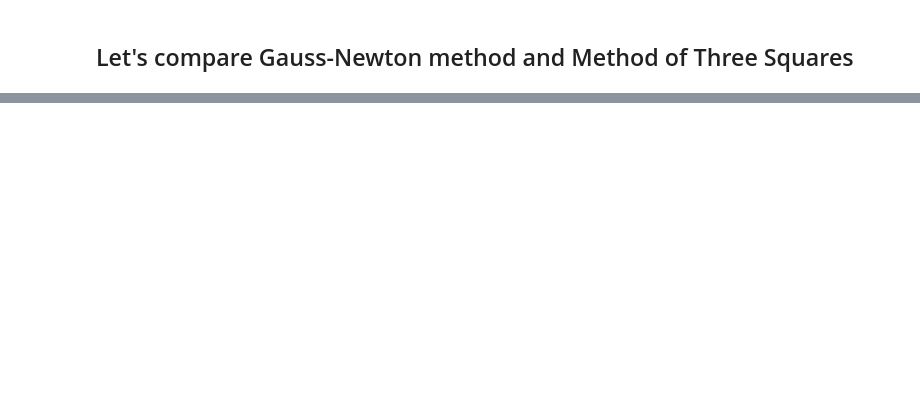
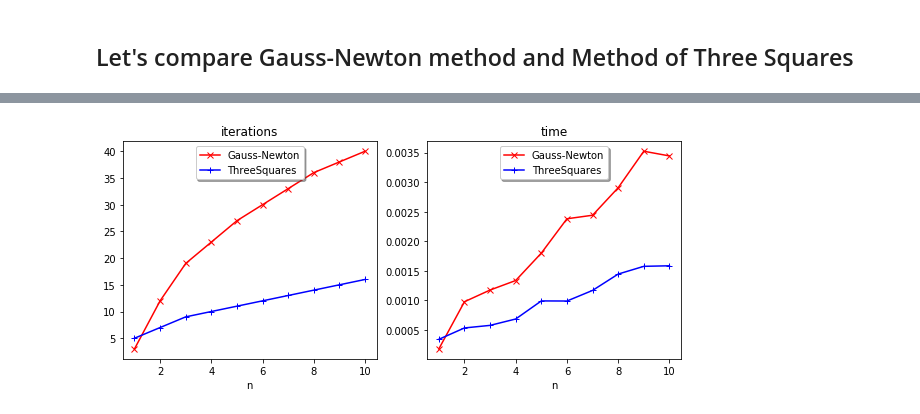
Before and after one commit to Katerina5649/Flexible-Modification-of-Gauss-Newton-Method, a Jupyter notebook: Comparison.ipynb, the cells around one changed output, grey strips where cells are left out. Cells and saved outputs as stored; diff of their text form; code cells hidden in the pictures; blank space fills up the shorter version.

```diff
--- a/Comparison.ipynb
+++ b/Comparison.ipynb
@@ -77,3 +80,12 @@ def F2(x):
     for i in range(1,len(x)):
         F[i] = x[i] - 2*np.sin(np.pi*x[i-1]/2)**2 + 1
     return F
+
+def F3(x):
+    return x
+
+def J3(x):
+    J = np.zeros((len(x), len(x)))
+    for i in range(len(x)):
+        J[i][i] = 2* x[i]
+    return J
@@ -133,24 +162,0 @@ Text(0.5, 1.0, 'plot of time versus function dimension')
-# %%
-import time
-sol = Solution()
-
-timeN = []
-timeT = []
-iterT = []
-iterN = []
-maxSTEP = 11
-for i in range(1,maxSTEP):
-    #print(i)
-    x_0 = np.ones(i)
-    x_0[0] = -1
-    t = time.clock()
-    x_n, it = sol.resolveByModifiedNewton(x_0,F1, J1, 90, eps = 10e-3, needInf = True )
-    timeN += [time.clock() - t]
-    iterN += [it]
-    #print("timeN : " + str(timeN[-1]) + "  iterN : " + str(iterN[-1]))
-
-    t = time.clock()
-    x_t, it = sol.resolveByThreeSquares(x_0,F1, J1, 90, eps = 10e-3, needInf = True)
-    timeT += [time.clock() - t]
-    iterT += [it]
-    #print("timeT : " + str(timeT[-1]) + "  iterT : " + str(iterT[-1]))
@@ -181,0 +173,9 @@ Text(0.5, 1.0, 'plot of time versus function dimension')
+# %%
+def getX(i):
+    x = np.ones(i)
+    return x*0.5
+# %%
+### Test F3
+Testing(F3, J3, getX = getX)
+# %% [output]
+[figure, added]
```
Also changed, not shown: parts of 16 cells of this notebook.
